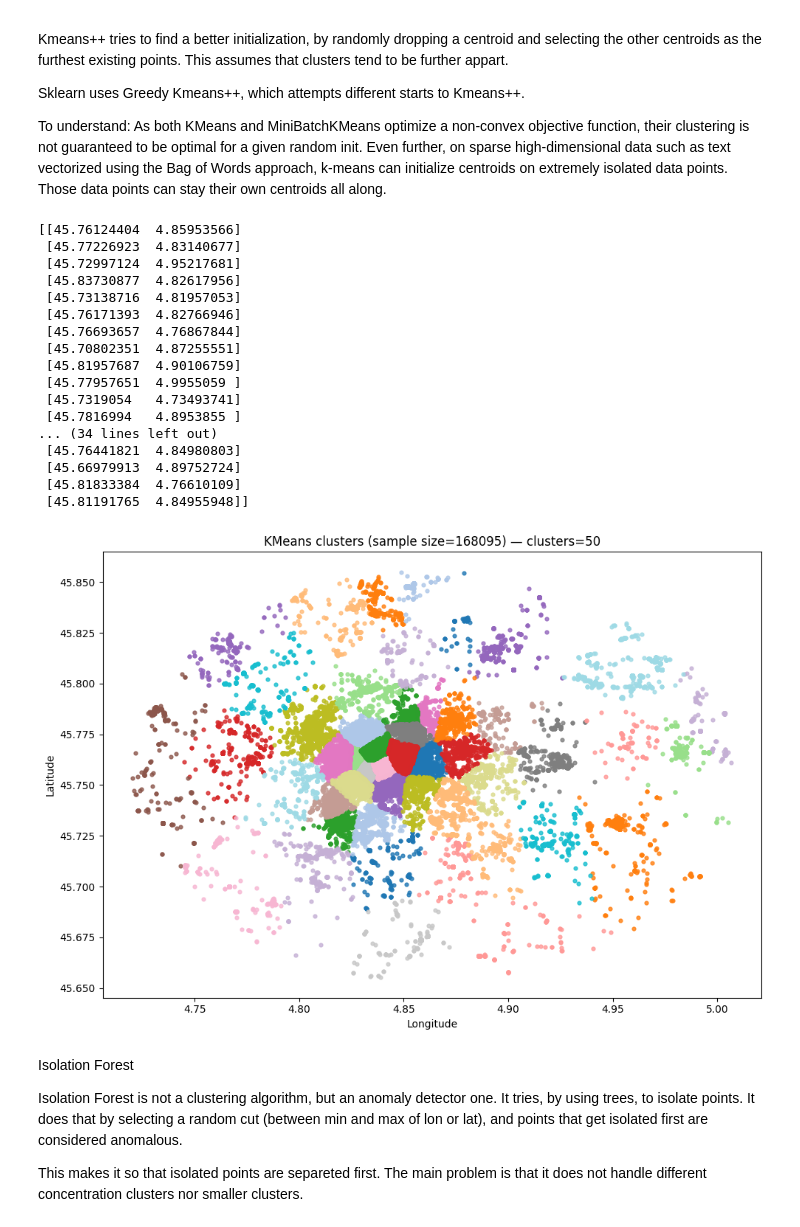
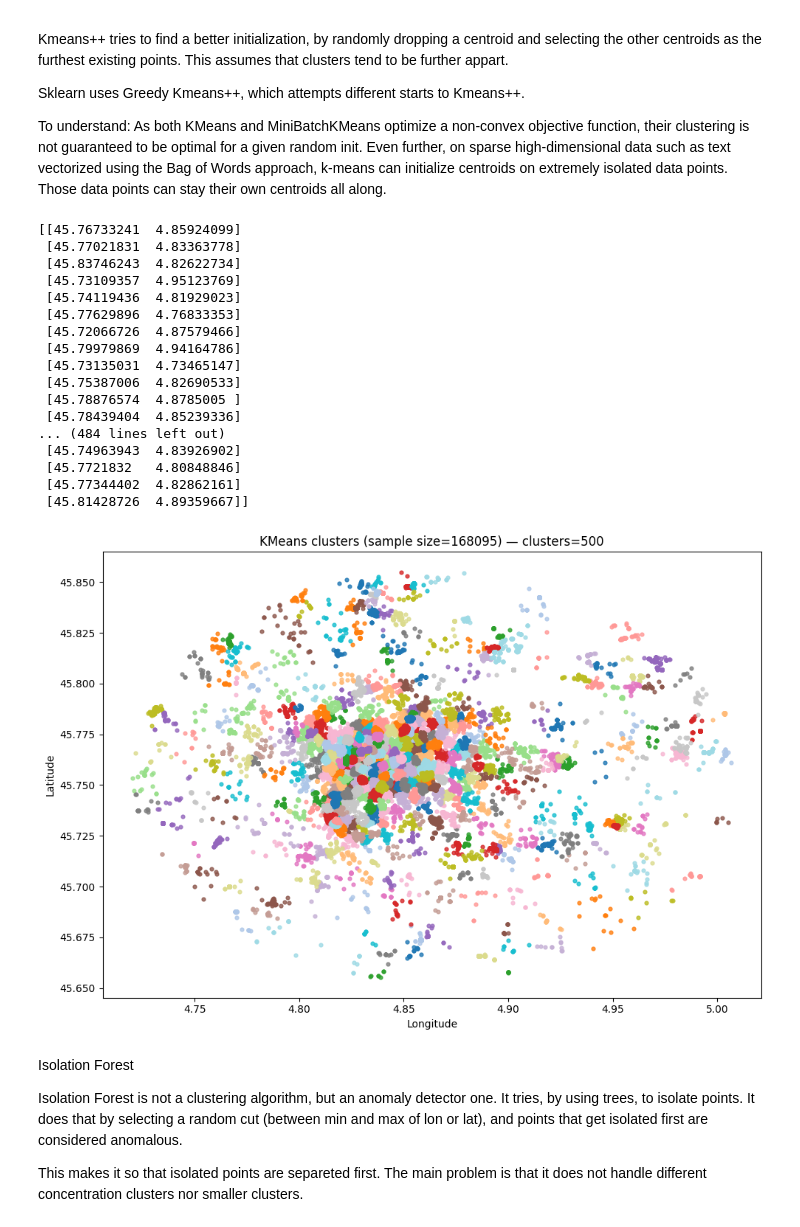
Before and after one commit to Jhouny/Flickr-Clustering, a Jupyter notebook: notebooks/clustering.ipynb, the cells around one changed output. Drawn from its saved outputs; the diff is of its cells as text; code cells hidden in the pictures.

```diff
--- a/notebooks/clustering.ipynb
+++ b/notebooks/clustering.ipynb
@@ -225,8 +235,8 @@ Next, we have hierarchical clustering. This method starts off by computing a dis
 # cluster_selection_epsilon defines the distance to include a point in a cluster set
 # n_jobs parallelises the calculation. -1 means use all processors
 # store_centers="centroid" to store avg of a cluster
-hdbscan_clusterer = HDBSCAN(min_cluster_size=10, metric='euclidean', cluster_selection_epsilon=0.003, copy=True, n_jobs=-1)
-hdbscan_clusterer.fit(X)
+hdbscan_clusterer = HDBSCAN()
+hdbscan_clusterer.fit_predict(X)
 labels_hdbscan = hdbscan_clusterer.labels_
 
 plot_model(hdbscan_clusterer, label_list=labels_hdbscan, X=X)
@@ -315,29 +325,29 @@ As both KMeans and MiniBatchKMeans optimize a non-convex objective function, the
 # %%
 # n_clustersint, default=8 -> fixes the amount of clusters
 # max_iter -> nb of max iterations for a single run (only one run in Kmeans++, n_init for Kmeans)
-km_clustering = KMeans(init="k-means++", n_clusters=50, random_state=0)
+km_clustering = KMeans(init="k-means++", n_clusters=500, random_state=0)
 
 km_clustering.fit_predict(X)
 
 print(km_clustering.cluster_centers_)
 
 plot_model(km_clustering, label_list=None,X=X)
 # %% [output]
-[[45.76124404  4.85953566]
- [45.77226923  4.83140677]
- [45.72997124  4.95217681]
- [45.83730877  4.82617956]
- [45.73138716  4.81957053]
- [45.76171393  4.82766946]
- [45.76693657  4.76867844]
- [45.70802351  4.87255551]
- [45.81957687  4.90106759]
- [45.77957651  4.9955059 ]
- [45.7319054   4.73493741]
- [45.7816994   4.8953855 ]
-... (34 lines left out)
- [45.76441821  4.84980803]
- [45.66979913  4.89752724]
- [45.81833384  4.76610109]
- [45.81191765  4.84955948]]
+[[45.76733241  4.85924099]
+ [45.77021831  4.83363778]
+ [45.83746243  4.82622734]
+ [45.73109357  4.95123769]
+ [45.74119436  4.81929023]
+ [45.77629896  4.76833353]
+ [45.72066726  4.87579466]
+ [45.79979869  4.94164786]
+ [45.73135031  4.73465147]
+ [45.75387006  4.82690533]
+ [45.78876574  4.8785005 ]
+ [45.78439404  4.85239336]
+... (484 lines left out)
+ [45.74963943  4.83926902]
+ [45.7721832   4.80848846]
+ [45.77344402  4.82862161]
+ [45.81428726  4.89359667]]
-[figure, old version]
+[figure, new version]
```
Also changed, not shown: parts of 8 cells of this notebook, 2 other files.
